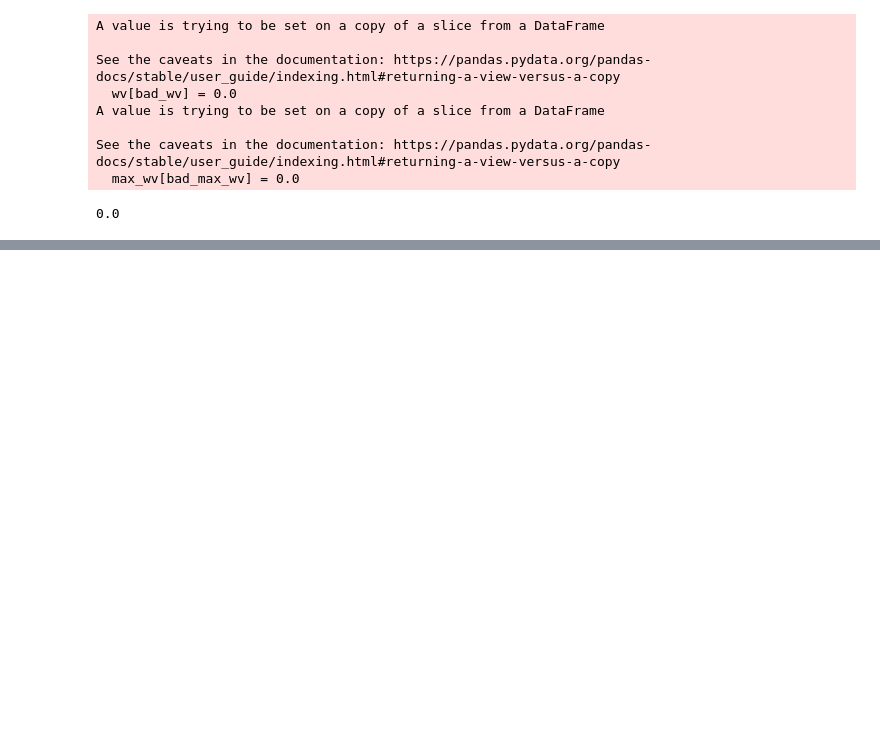
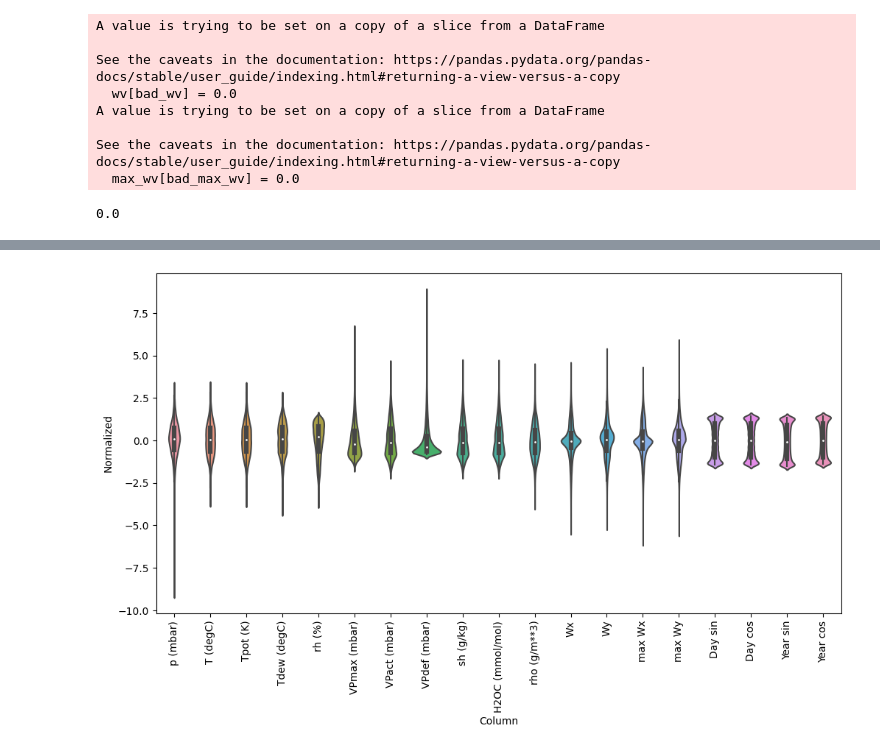
Before and after one commit to ThomasHeinThura/Tensorflow_helper_function, a Jupyter notebook: example-file/weather/weather.ipynb, the cells around one changed output, grey strips where cells are left out. Cells and saved outputs as stored; diff of their text form; code cells hidden in the pictures; blank space fills up the shorter version.

```diff
--- a/example-file/weather/weather.ipynb
+++ b/example-file/weather/weather.ipynb
@@ -148,0 +231,9 @@ df.describe().transpose()
+# %%
+column_indices = {name: i for i, name in enumerate(df.columns)}
+
+n = len(df)
+train_df = df[0:int(n*0.7)]
+val_df = df[int(n*0.7):int(n*0.9)]
+test_df = df[int(n*0.9):]
+
+num_features = df.shape[1]
@@ -148,0 +244,16 @@ df.describe().transpose()
+# %%
+#Normalize
+train_mean = train_df.mean()
+train_std = train_df.std()
+
+train_df = (train_df - train_mean) / train_std
+val_df = (val_df - train_mean) / train_std
+test_df = (test_df - train_mean) / train_std
+# %%
+df_std = (df - train_mean) / train_std
+df_std = df_std.melt(var_name='Column', value_name='Normalized')
+plt.figure(figsize=(12, 6))
+ax = sns.violinplot(x='Column', y='Normalized', data=df_std)
+_ = ax.set_xticklabels(df.keys(), rotation=90)
+# %% [output]
+[figure, added]
```
Also changed, not shown: parts of 13 cells of this notebook, 1 other file.
